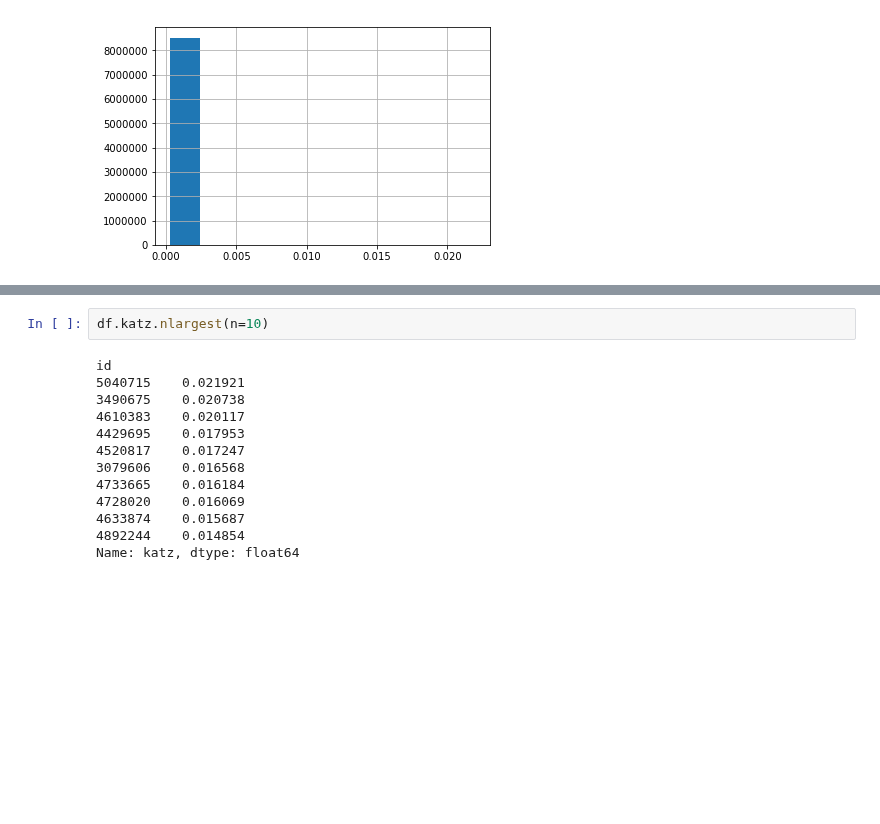
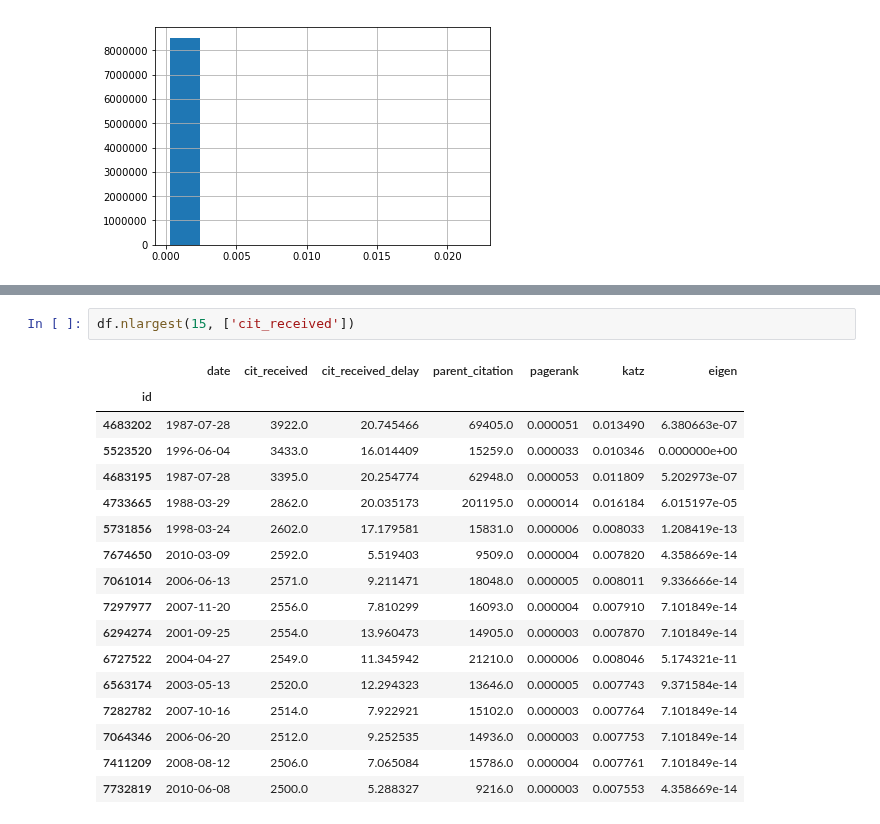
Before and after one commit to rsdias/patent_analysis, a Jupyter notebook: centrality_analysis.ipynb, the cells around one changed output, grey strips where cells are left out. Cells and saved outputs as stored; diff of their text form; blank space fills up the shorter version.

```diff
--- a/centrality_analysis.ipynb
+++ b/centrality_analysis.ipynb
@@ -68,15 +60,20 @@ Name: pagerank, dtype: float64
-# %%
-df.katz.nlargest(n=10)
-# %% [output]
-id
-5040715    0.021921
-3490675    0.020738
-4610383    0.020117
-4429695    0.017953
-4520817    0.017247
-3079606    0.016568
-4733665    0.016184
-4728020    0.016069
-4633874    0.015687
-4892244    0.014854
-Name: katz, dtype: float64
+# %%
+df.nlargest(15, ['cit_received'])
+# %% [output]
+|  | date | cit_received | cit_received_delay | parent_citation | pagerank | katz | eigen |
+| id |  |  |  |  |  |  |  |
+| 4683202 | 1987-07-28 | 3922.0 | 20.745466 | 69405.0 | 0.000051 | 0.013490 | 6.380663e-07 |
+| 5523520 | 1996-06-04 | 3433.0 | 16.014409 | 15259.0 | 0.000033 | 0.010346 | 0.000000e+00 |
+| 4683195 | 1987-07-28 | 3395.0 | 20.254774 | 62948.0 | 0.000053 | 0.011809 | 5.202973e-07 |
+| 4733665 | 1988-03-29 | 2862.0 | 20.035173 | 201195.0 | 0.000014 | 0.016184 | 6.015197e-05 |
+| 5731856 | 1998-03-24 | 2602.0 | 17.179581 | 15831.0 | 0.000006 | 0.008033 | 1.208419e-13 |
+| 7674650 | 2010-03-09 | 2592.0 | 5.519403 | 9509.0 | 0.000004 | 0.007820 | 4.358669e-14 |
+| 7061014 | 2006-06-13 | 2571.0 | 9.211471 | 18048.0 | 0.000005 | 0.008011 | 9.336666e-14 |
+| 7297977 | 2007-11-20 | 2556.0 | 7.810299 | 16093.0 | 0.000004 | 0.007910 | 7.101849e-14 |
+| 6294274 | 2001-09-25 | 2554.0 | 13.960473 | 14905.0 | 0.000003 | 0.007870 | 7.101849e-14 |
+| 6727522 | 2004-04-27 | 2549.0 | 11.345942 | 21210.0 | 0.000006 | 0.008046 | 5.174321e-11 |
+| 6563174 | 2003-05-13 | 2520.0 | 12.294323 | 13646.0 | 0.000005 | 0.007743 | 9.371584e-14 |
+| 7282782 | 2007-10-16 | 2514.0 | 7.922921 | 15102.0 | 0.000003 | 0.007764 | 7.101849e-14 |
+| 7064346 | 2006-06-20 | 2512.0 | 9.252535 | 14936.0 | 0.000003 | 0.007753 | 7.101849e-14 |
+| 7411209 | 2008-08-12 | 2506.0 | 7.065084 | 15786.0 | 0.000004 | 0.007761 | 7.101849e-14 |
+| 7732819 | 2010-06-08 | 2500.0 | 5.288327 | 9216.0 | 0.000003 | 0.007553 | 4.358669e-14 |
```
Also changed, not shown: parts of 10 cells of this notebook, 7 other files.
